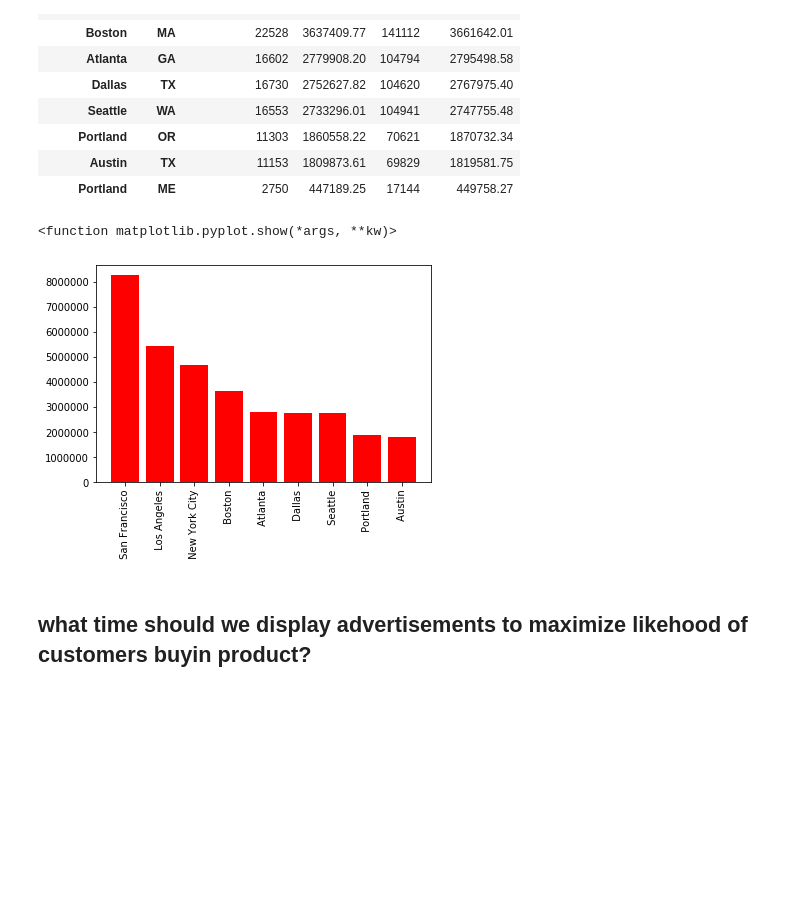
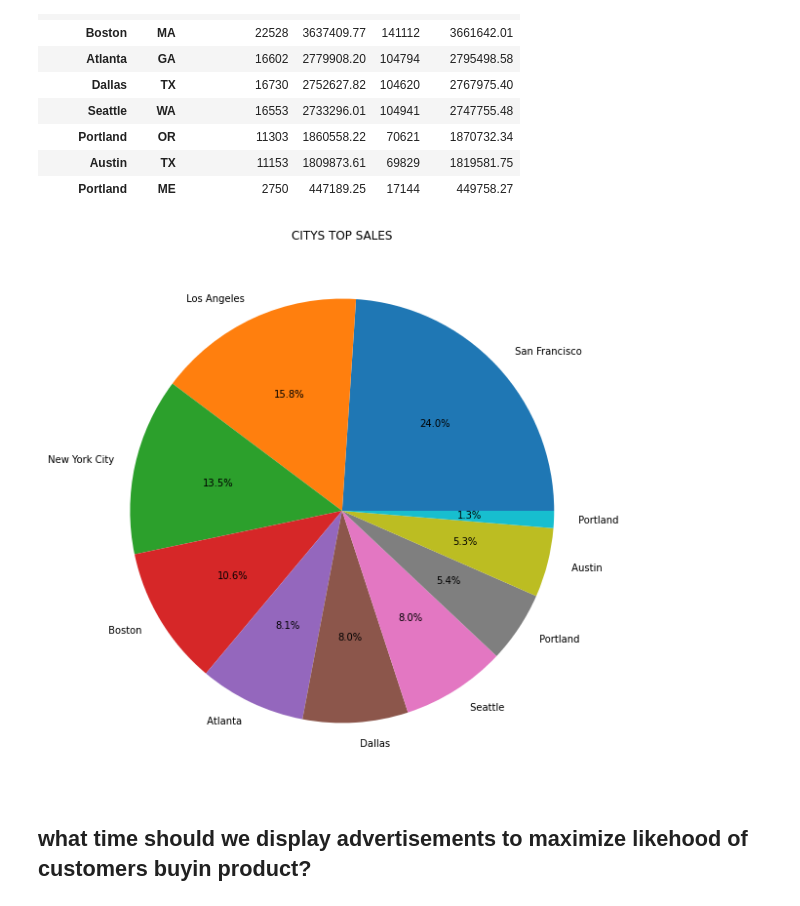
Before and after one commit to LuissotoData/Sales-Data, a Jupyter notebook: Sales 2019 analisis.ipynb, the cells around one changed output. Drawn from its saved outputs; the diff is of its cells as text; code cells hidden in the pictures; blank space fills up the shorter version.

```diff
--- a/Sales 2019 analisis.ipynb
+++ b/Sales 2019 analisis.ipynb
@@ -217,14 +217,14 @@ top_10_citys
 # %%
 citys = list(top_10_citys.reset_index()['city'])  #x axis
 citys_10_sales = list(top_10_citys['sales in USD$'])   #y axis
-plt.xticks(rotation=90)
 
-plt.bar(citys, citys_10_sales, color='red',)
+fig, ax1= plt.subplots( figsize=(10,10))
+ax1.pie(citys_10_sales, labels=citys, autopct='%1.1f%%')
+ax1.set_title("CITYS TOP SALES")
 
-plt.show
+plt.show()
 # %% [output]
-<function matplotlib.pyplot.show(*args, **kw)>
-[figure, old version]
+[figure, new version]
 # %% [markdown]
 ## what time should we display advertisements to maximize likehood of customers buyin product?
 # %%
```
Also changed, not shown: parts of 27 cells of this notebook, 1 other file.
